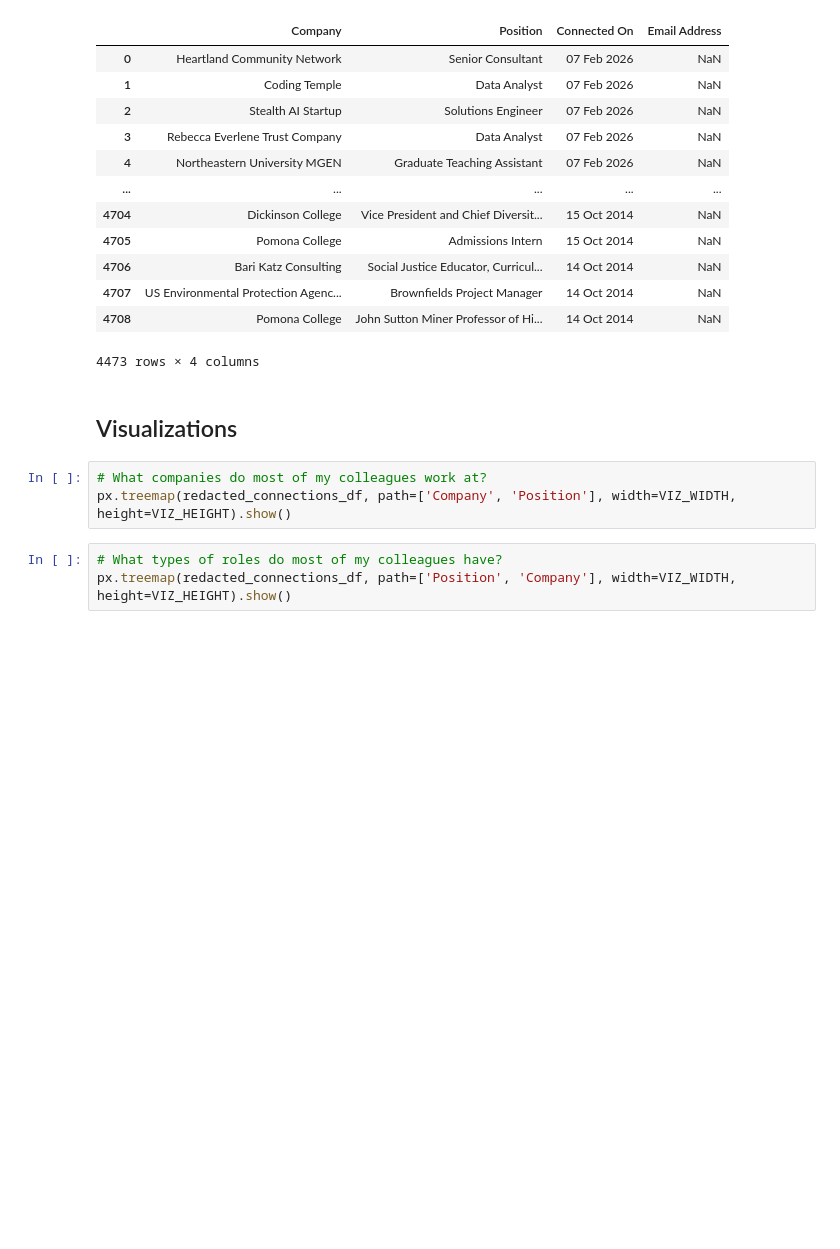
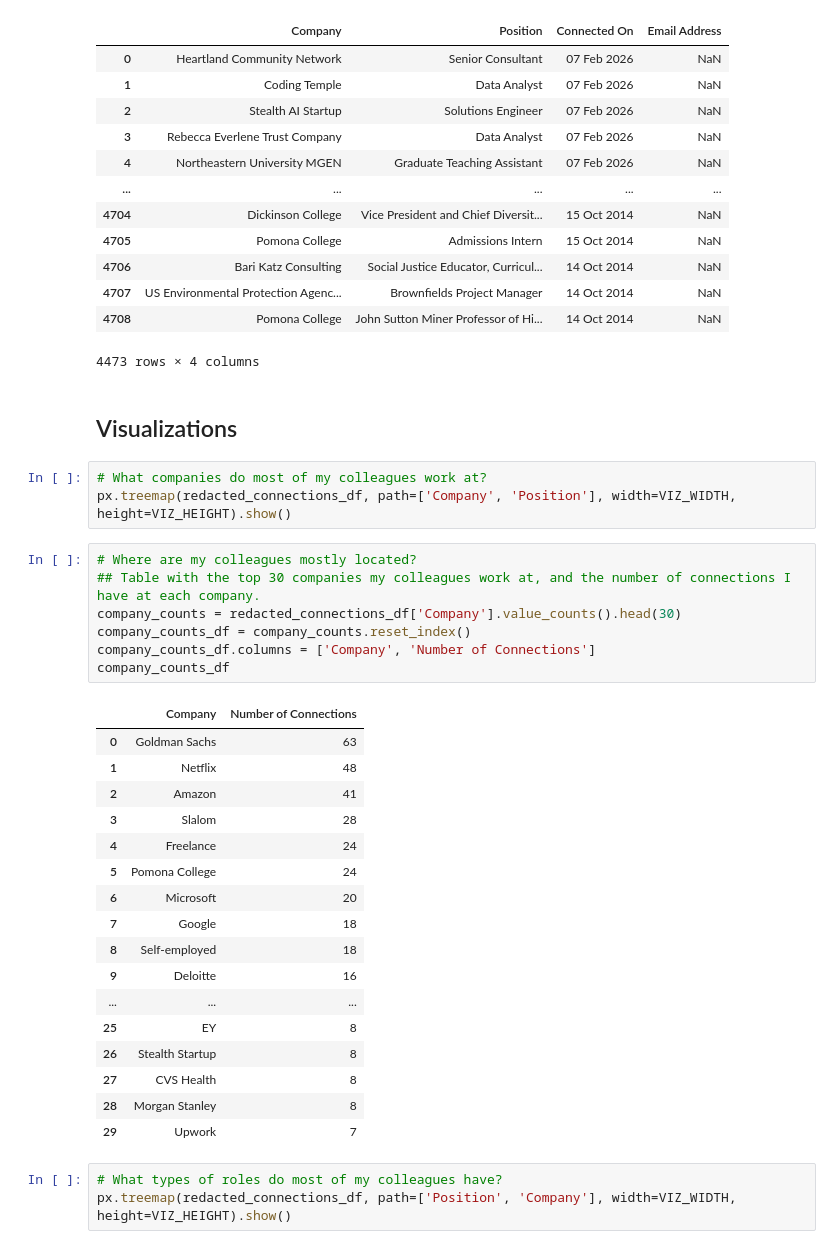
Before and after one commit to TuckerRasbury/02_VisualizingMyLinkedinNetwork, a Jupyter notebook: VisualizingMyLinkedinNetwork.ipynb, the cells around one changed output. Cells and saved outputs as stored; diff of their text form; blank space fills up the shorter version.

```diff
--- a/VisualizingMyLinkedinNetwork.ipynb
+++ b/VisualizingMyLinkedinNetwork.ipynb
@@ -61,6 +61,31 @@ redacted_connections_df
 # %%
 # What companies do most of my colleagues work at?
 px.treemap(redacted_connections_df, path=['Company', 'Position'], width=VIZ_WIDTH, height=VIZ_HEIGHT).show()
+# %%
+# Where are my colleagues mostly located?
+## Table with the top 30 companies my colleagues work at, and the number of connections I have at each company.
+company_counts = redacted_connections_df['Company'].value_counts().head(30)
+company_counts_df = company_counts.reset_index()
+company_counts_df.columns = ['Company', 'Number of Connections']
+company_counts_df
+# %% [output]
+|  | Company | Number of Connections |
+| 0 | Goldman Sachs | 63 |
+| 1 | Netflix | 48 |
+| 2 | Amazon | 41 |
+| 3 | Slalom | 28 |
+| 4 | Freelance | 24 |
+| 5 | Pomona College | 24 |
+| 6 | Microsoft | 20 |
+| 7 | Google | 18 |
+| 8 | Self-employed | 18 |
+| 9 | Deloitte | 16 |
+| ... | ... | ... |
+| 25 | EY | 8 |
+| 26 | Stealth Startup | 8 |
+| 27 | CVS Health | 8 |
+| 28 | Morgan Stanley | 8 |
+| 29 | Upwork | 7 |
 # %%
 # What types of roles do most of my colleagues have?
 px.treemap(redacted_connections_df, path=['Position', 'Company'], width=VIZ_WIDTH, height=VIZ_HEIGHT).show()
```
Also changed, not shown: parts of 4 cells of this notebook.
